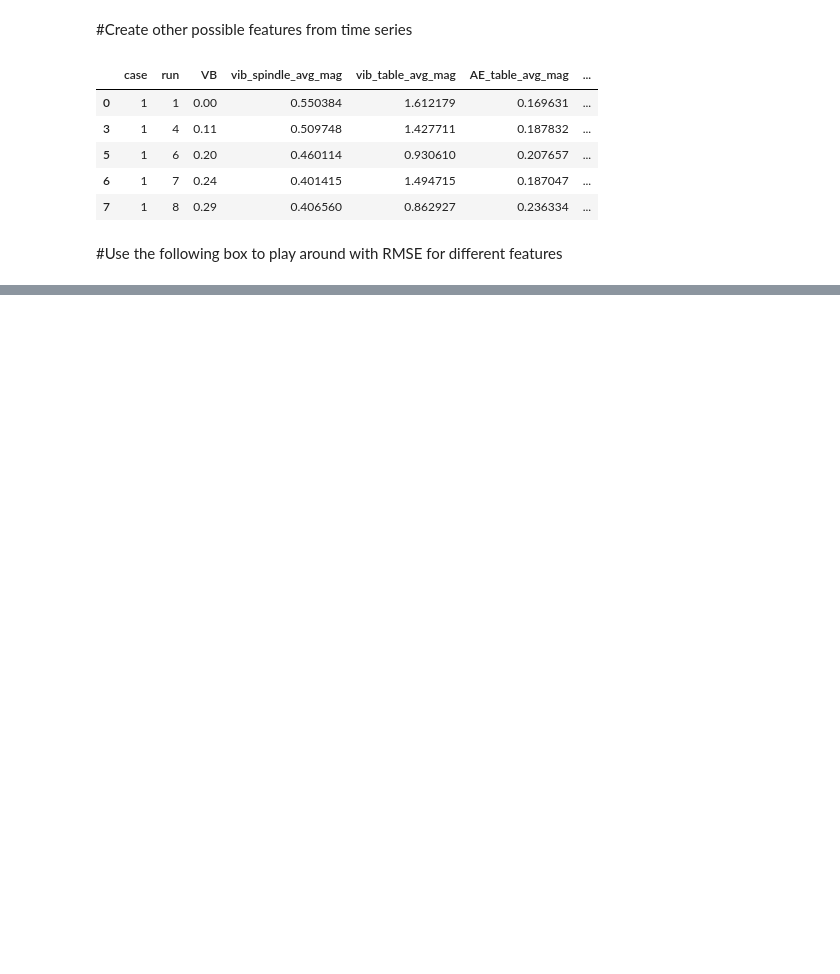
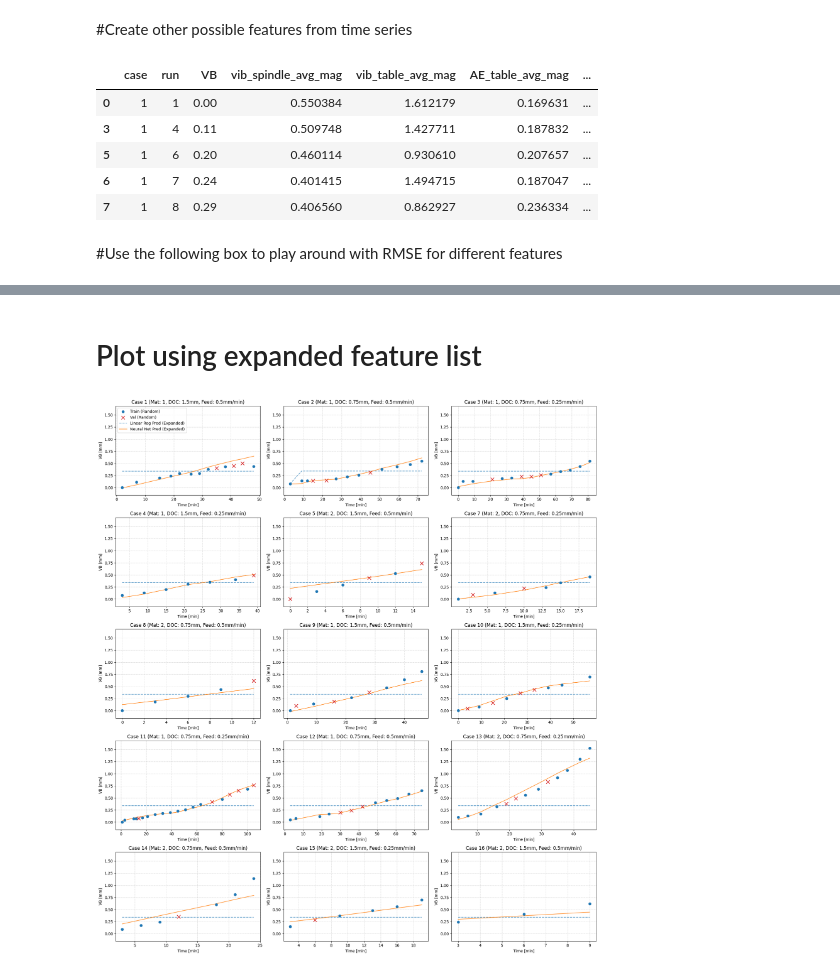
Before and after one commit to nmet0002/NathanMetcalfe_MMA3001_project, a Jupyter notebook: Testing/2_mill_modelling_exploration.ipynb, the cells around one changed output, grey strips where cells are left out. Cells and saved outputs as stored; diff of their text form; code cells hidden in the pictures; blank space fills up the shorter version.

Commit message:
Plotted both with and without time series data

```diff
--- a/Testing/2_mill_modelling_exploration.ipynb
+++ b/Testing/2_mill_modelling_exploration.ipynb
@@ -783,6 +785,7 @@ def calculate_peak_magnitude(signal_array):
 df_mill_filtered['vib_table_avg_mag'] = df_mill_filtered['vib_table'].apply(calculate_avg_magnitude)
 df_mill_filtered['AE_table_avg_mag'] = df_mill_filtered['AE_table'].apply(calculate_avg_magnitude)
 df_mill_filtered['AE_spindle_avg_mag'] = df_mill_filtered['AE_spindle'].apply(calculate_avg_magnitude)
+df_mill_filtered['smcDC_avg_mag'] = df_mill_filtered['smcDC'].apply(calculate_avg_magnitude)
 
 # 2. Add peak magnitudes for all four time series
 df_mill_filtered['vib_spindle_peak_mag'] = df_mill_filtered['vib_spindle'].apply(calculate_peak_magnitude)
@@ -793,7 +796,7 @@ df_mill_filtered['AE_spindle_peak_mag'] = df_mill_filtered['AE_spindle'].apply(c
 # Display sample results of the new engineered features
 new_cols = [
     'vib_spindle_avg_mag', 'vib_table_avg_mag', 'AE_table_avg_mag', 'AE_spindle_avg_mag',
-    'vib_spindle_peak_mag', 'vib_table_peak_mag', 'AE_table_peak_mag', 'AE_spindle_peak_mag'
+    'vib_spindle_peak_mag', 'vib_table_peak_mag', 'AE_table_peak_mag', 'AE_spindle_peak_mag', 'smcDC_avg_mag'
 ]
 display(df_mill_filtered[['case', 'run', 'VB'] + new_cols].head())
 # %% [output]
@@ -932,0 +939,65 @@ plt.show()
+# %% [markdown]
+# Plot using expanded feature list
+# %%
+import matplotlib.pyplot as plt
+import math
+
+unique_cases = sorted(df_mill_filtered['case'].unique())
+num_cases = len(unique_cases)
+
+cols = 3
+rows = math.ceil(num_cases / cols)
+
+# Find the global min and max of VB to keep y-axis scale consistent
+y_min = df_mill_filtered['VB'].min()
+y_max = df_mill_filtered['VB'].max()
+y_padding = (y_max - y_min) * 0.1
+y_lims = (y_min - y_padding, y_max + y_padding)
+
+fig, axes = plt.subplots(rows, cols, figsize=(18, 4 * rows))
+axes = axes.flatten()
+
+for i, case_id in enumerate(unique_cases):
+    # Extract randomized training and validation sets for the current case
+    case_train_rand = df_train_rand[df_train_rand['case'] == case_id].sort_values(by='time')
+    case_val_rand = df_val_rand[df_val_rand['case'] == case_id].sort_values(by='time')
+
+    # Full sequence for generating continuous prediction curves
+    case_all = df_mill_filtered[df_mill_filtered['case'] == case_id].sort_values(by='time')
+    X_case = case_all[features_expanded]
+
+    # Generate predictions using the expanded-feature models
+    y_pred_linear_expanded = lr_model_expanded.predict(X_case)
+    y_pred_nn_expanded = mlp_pipeline_expanded.predict(X_case)
+
+    ax = axes[i]
+
+    # Plot randomized training (blue circles) and validation (red 'x') points
+    ax.scatter(case_train_rand['time'], case_train_rand['VB'], color='tab:blue', label='Train (Random)', marker='o', s=40, zorder=3)
+    ax.scatter(case_val_rand['time'], case_val_rand['VB'], color='tab:red', label='Val (Random)', marker='x', s=80, zorder=3)
+
+    # Plot prediction curves
+    ax.plot(case_all['time'], y_pred_linear_expanded, label='Linear Reg Pred (Expanded)', color='tab:blue', linestyle='--', alpha=0.7)
+    ax.plot(case_all['time'], y_pred_nn_expanded, label='Neural Net Pred (Expanded)', color='tab:orange', linestyle='-', alpha=0.8)
+
+    # Get static properties for the current case to show in the title
+    material_val = case_all['material'].iloc[0]
+    doc_val = case_all['DOC'].iloc[0]
+    feed_val = case_all['feed'].iloc[0]
+
+    ax.set_title(f'Case {case_id} (Mat: {material_val}, DOC: {doc_val}mm, Feed: {feed_val}mm/min)')
+    ax.set_xlabel('Time [min]')
+    ax.set_ylabel('VB [mm]')
+    ax.set_ylim(y_lims)  # Enforce identical scale on the y-axis only
+    ax.grid(True, linestyle='--', alpha=0.5)
+    if i == 0:
+        ax.legend(loc='upper left')
+
+# Hide unused subplots
+for j in range(i + 1, len(axes)):
+    fig.delaxes(axes[j])
+
+plt.tight_layout()
+plt.show()
+# %% [output]
+[figure, added]
```
Also changed, not shown: parts of 9 cells of this notebook.
